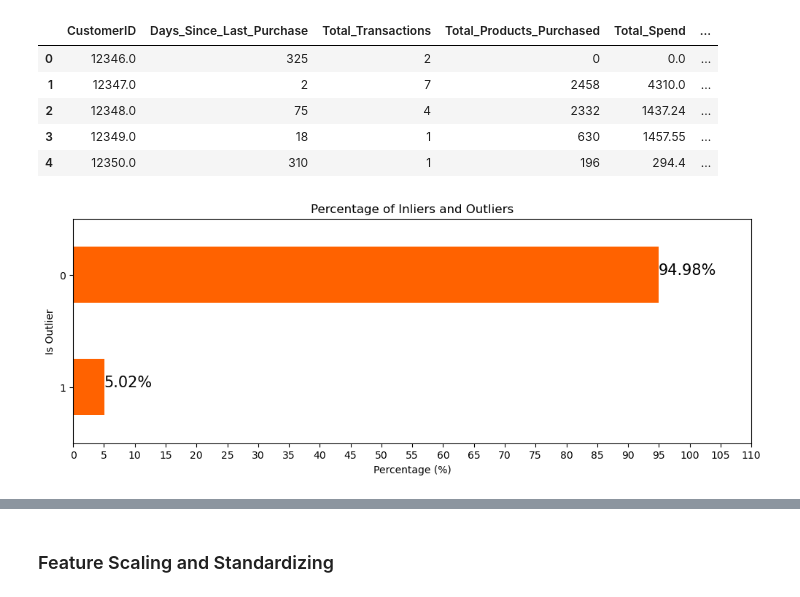
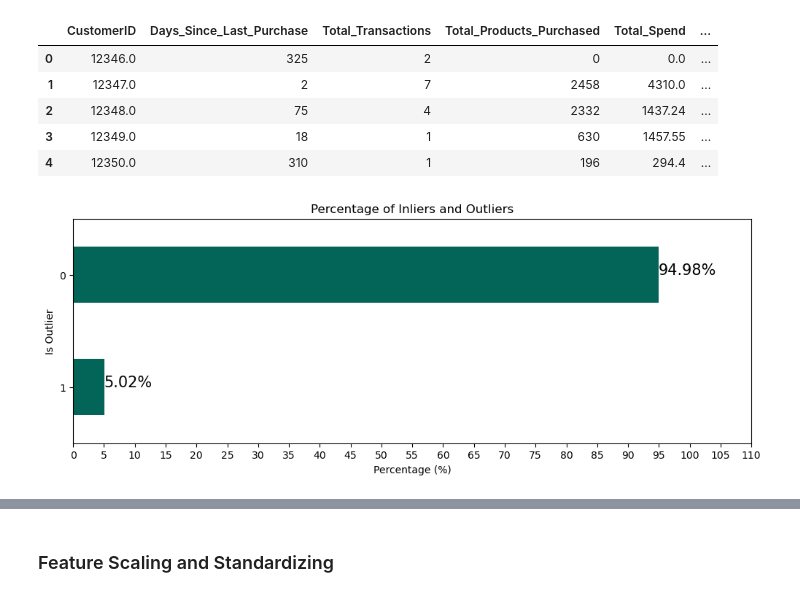
Before and after one commit to spartny/customer-segmentation, a Jupyter notebook: exploratory_data_analysis.ipynb, the cells around one changed output, grey strips where cells are left out. Saved outputs shown, nothing was run; the diff lists cells and outputs as text; code cells hidden in the pictures.

```diff
--- a/exploratory_data_analysis.ipynb
+++ b/exploratory_data_analysis.ipynb
@@ -607,23 +602,23 @@ customer_data.head()
 # %%
 # Calculate the percentage of inliers and outliers
 outlier_percentage = customer_data['Is_Outlier'].value_counts(normalize=True) * 100
 
 # Plotting the percentage of inliers and outliers
 plt.figure(figsize=(12, 4))
-outlier_percentage.plot(kind='barh', color='#ff6200')
+outlier_percentage.plot(kind='barh', color=primary_color)
 
 # Adding the percentage labels on the bars
 for index, value in enumerate(outlier_percentage):
     plt.text(value, index, f'{value:.2f}%', fontsize=15)
 
 plt.title('Percentage of Inliers and Outliers')
 plt.xticks(ticks=np.arange(0, 115, 5))
 plt.xlabel('Percentage (%)')
 plt.ylabel('Is Outlier')
 plt.gca().invert_yaxis()
 plt.show()
 # %% [output]
-[figure, old version]
+[figure, new version]
 # %%
 # Separate the outliers for analysis
 outliers_data = customer_data[customer_data['Is_Outlier'] == 1]
```
Also changed, not shown: parts of 14 cells of this notebook, 2 other files.
